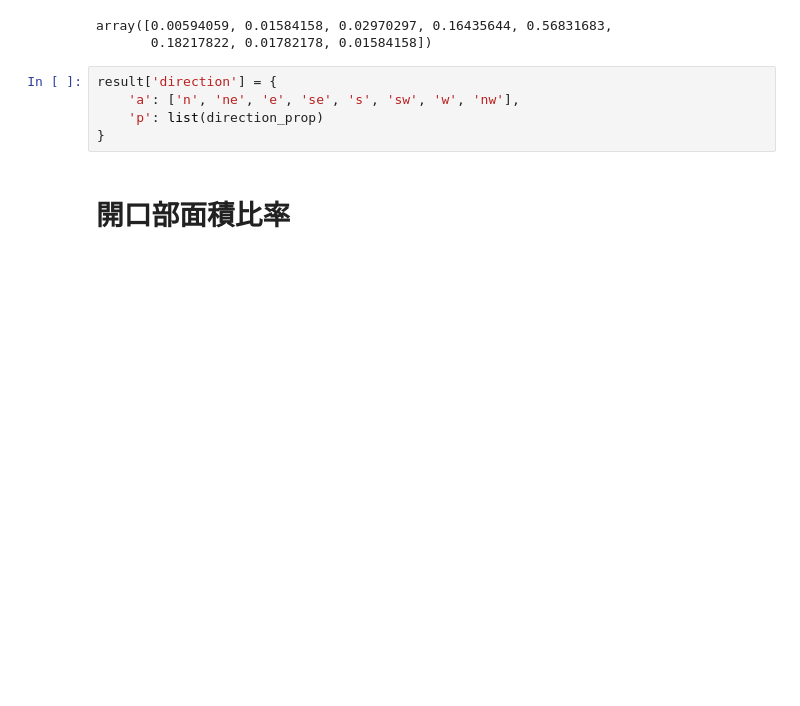
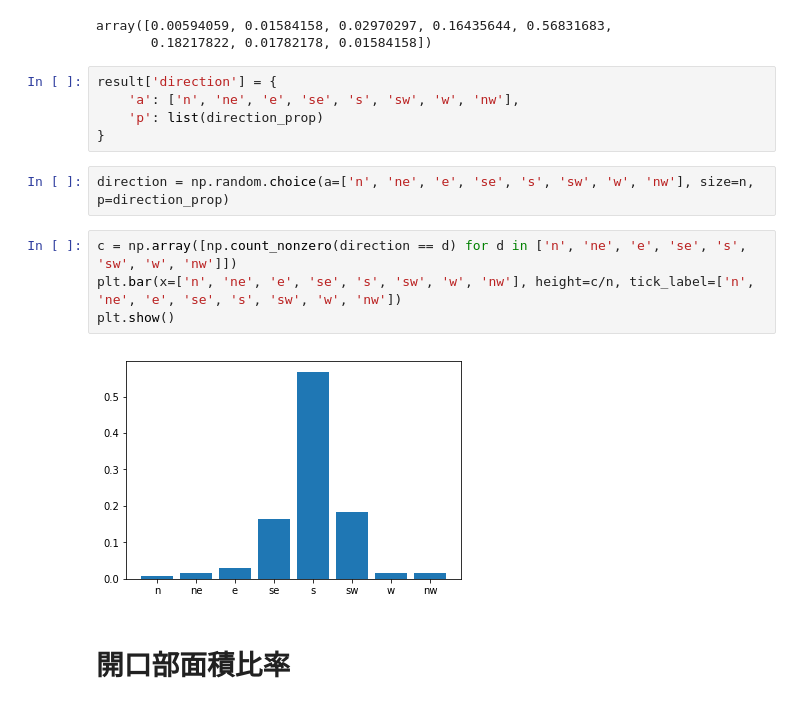
Before and after one commit to BRI-EES-House/03_HCLoad_and_Envelope, a Jupyter notebook: Basis/simple_envelope_evaluation_monte_carlo/house_model.ipynb, the cells around one changed output. Drawn from its saved outputs; the diff is of its cells as text; blank space fills up the shorter version.

```diff
--- a/Basis/simple_envelope_evaluation_monte_carlo/house_model.ipynb
+++ b/Basis/simple_envelope_evaluation_monte_carlo/house_model.ipynb
@@ -174,6 +174,14 @@ result['direction'] = {
     'a': ['n', 'ne', 'e', 'se', 's', 'sw', 'w', 'nw'],
     'p': list(direction_prop)
 }
+# %%
+direction = np.random.choice(a=['n', 'ne', 'e', 'se', 's', 'sw', 'w', 'nw'], size=n, p=direction_prop)
+# %%
+c = np.array([np.count_nonzero(direction == d) for d in ['n', 'ne', 'e', 'se', 's', 'sw', 'w', 'nw']])
+plt.bar(x=['n', 'ne', 'e', 'se', 's', 'sw', 'w', 'nw'], height=c/n, tick_label=['n', 'ne', 'e', 'se', 's', 'sw', 'w', 'nw'])
+plt.show()
+# %% [output]
+[figure, added]
 # %% [markdown]
 # 開口部面積比率
 # %% [markdown]
```
Also changed, not shown: parts of 3 cells of this notebook.
